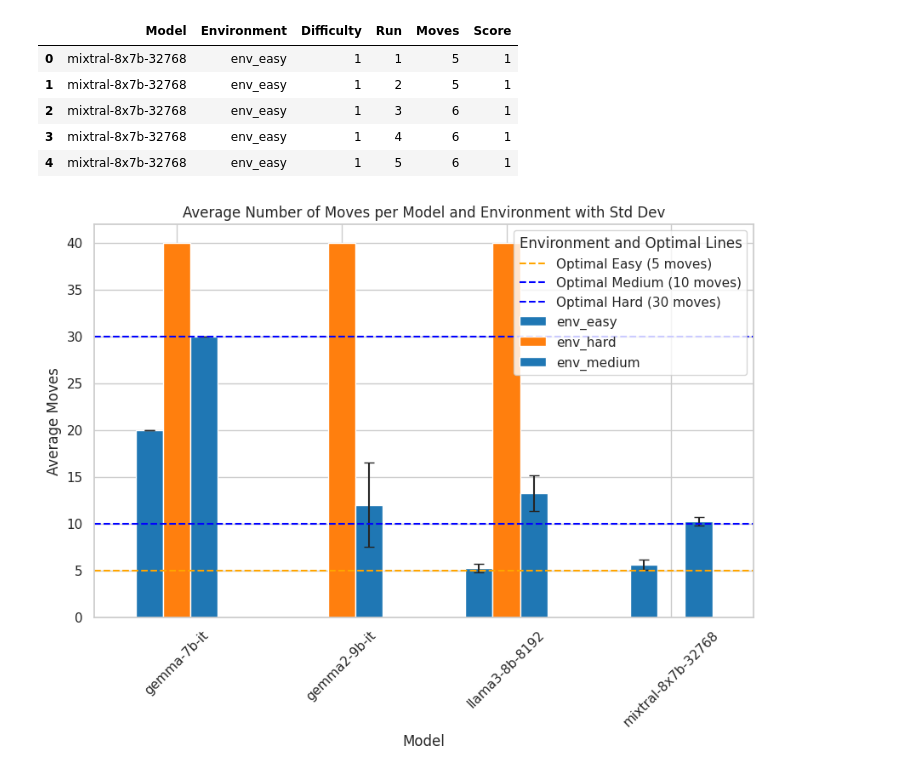
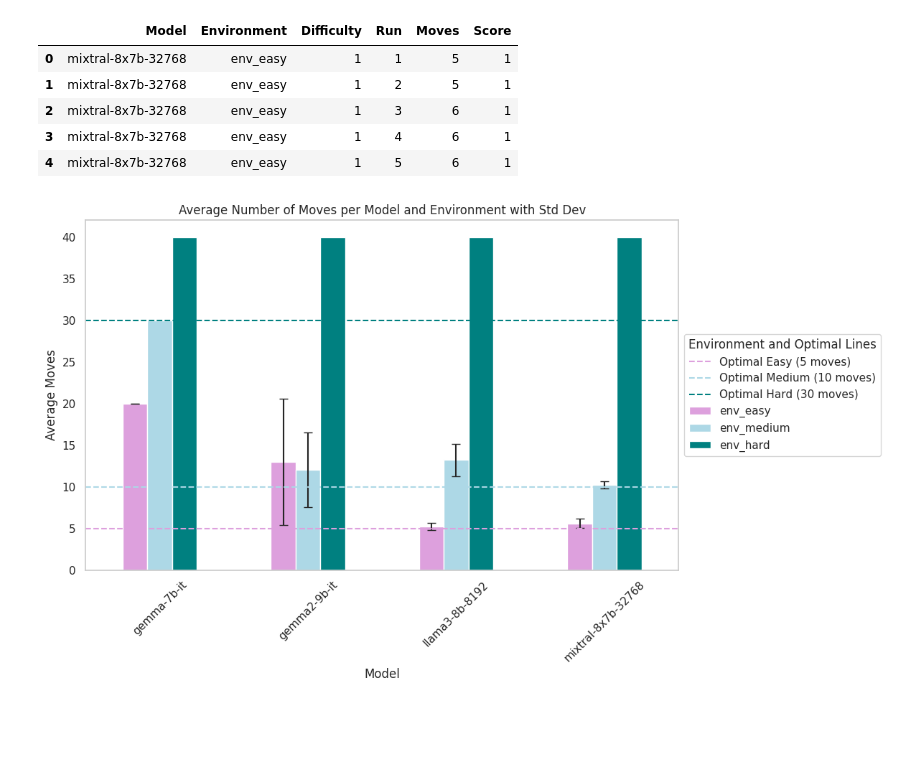
Before and after one commit to jasonjabbour/llm-task-planning, a Jupyter notebook: plot_data.ipynb, the cells around one changed output. Drawn from its saved outputs; the diff is of its cells as text; code cells hidden in the pictures; blank space fills up the shorter version.

Commit message:
baseline figures

```diff
--- a/plot_data.ipynb
+++ b/plot_data.ipynb
@@ -18,28 +18,38 @@ df.head()
 # %%
 # Calculate mean and standard deviation
 grouped = df.groupby(['Model', 'Environment'])['Moves']
 avg_moves = grouped.mean().unstack()
 std_moves = grouped.std().unstack()
 
 # Plotting
-fig, ax = plt.subplots(figsize=(10, 6))
-avg_moves.plot(kind='bar', yerr=std_moves, ax=ax, capsize=4, color=['#1f77b4', '#ff7f0e'])
+fig, ax = plt.subplots(figsize=(12, 7))
+# New color scheme: Plum for easy, Light blue for medium, and Teal for hard
+colors = ['#DDA0DD', '#ADD8E6', '#008080']
+avg_moves = avg_moves[['env_easy', 'env_medium', 'env_hard']]  # Ensuring order of bars
+avg_moves.plot(kind='bar', yerr=std_moves[['env_easy', 'env_medium', 'env_hard']], ax=ax, capsize=4, color=colors)
 
 # Add horizontal lines for optimal quest lengths
 optimal_easy = 5
 optimal_medium = 10
 optimal_hard = 30
-plt.axhline(y=optimal_easy, color='orange', linestyle='--', label='Optimal Easy (5 moves)')
-plt.axhline(y=optimal_medium, color='blue', linestyle='--', label='Optimal Medium (10 moves)')
-plt.axhline(y=optimal_hard, color='', linestyle='--', label='Optimal Hard (30 moves)')
+plt.axhline(y=optimal_easy, color=colors[0], linestyle='--', label='Optimal Easy (5 moves)')
+plt.axhline(y=optimal_medium, color=colors[1], linestyle='--', label='Optimal Medium (10 moves)')
+plt.axhline(y=optimal_hard, color=colors[2], linestyle='--', label='Optimal Hard (30 moves)')
+
+# Remove background grid
+ax.grid(False)
+
+# Move the legend outside of the plot on the right
+ax.legend(title='Environment and Optimal Lines', loc='center left', bbox_to_anchor=(1, 0.5))
 
 # Additional plot settings
 plt.title('Average Number of Moves per Model and Environment with Std Dev')
 plt.ylabel('Average Moves')
 plt.xlabel('Model')
 plt.xticks(rotation=45)
-plt.legend(title='Environment and Optimal Lines')
 
+plt.tight_layout()
+plt.savefig('avg_moves.png', dpi=300)
 plt.show()
 # %% [output]
-[figure, old version]
+[figure, new version]
```
Also changed, not shown: parts of 2 cells of this notebook, 2 other files.
